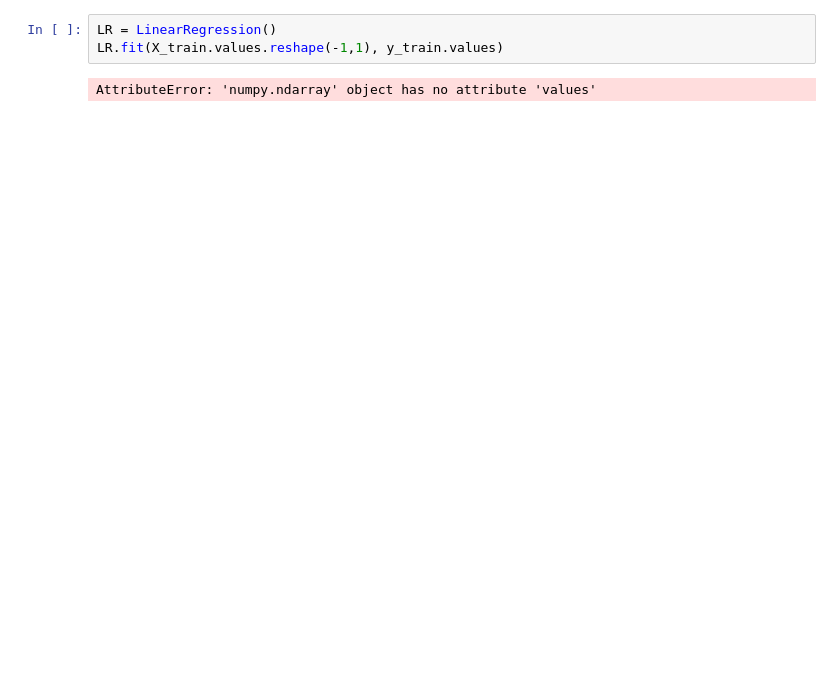
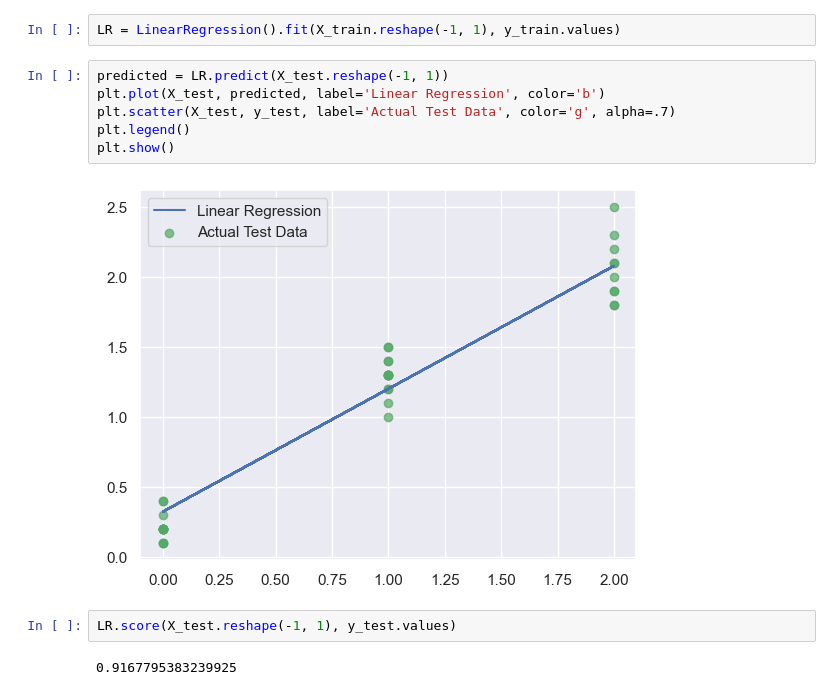
Before and after one commit to ramigalv60/Inteligencias-Artificiales-TIC, a Jupyter notebook: TP1.ipynb, the cells around one changed output. Saved outputs shown, nothing was run; the diff lists cells and outputs as text; blank space fills up the shorter version.

```diff
--- a/TP1.ipynb
+++ b/TP1.ipynb
@@ -44,5 +65,14 @@ plt.show()
 # %%
-LR = LinearRegression()
-LR.fit(X_train.values.reshape(-1,1), y_train.values)
+LR = LinearRegression().fit(X_train.reshape(-1, 1), y_train.values)
-# %% [output]
-AttributeError: 'numpy.ndarray' object has no attribute 'values'
+# %%
+predicted = LR.predict(X_test.reshape(-1, 1))
+plt.plot(X_test, predicted, label='Linear Regression', color='b')
+plt.scatter(X_test, y_test, label='Actual Test Data', color='g', alpha=.7)
+plt.legend()
+plt.show()
+# %% [output]
+[figure, added]
+# %%
+LR.score(X_test.reshape(-1, 1), y_test.values)
+# %% [output]
+0.9167795383239925
```
Also changed, not shown: parts of 17 cells of this notebook, 2 other files.
